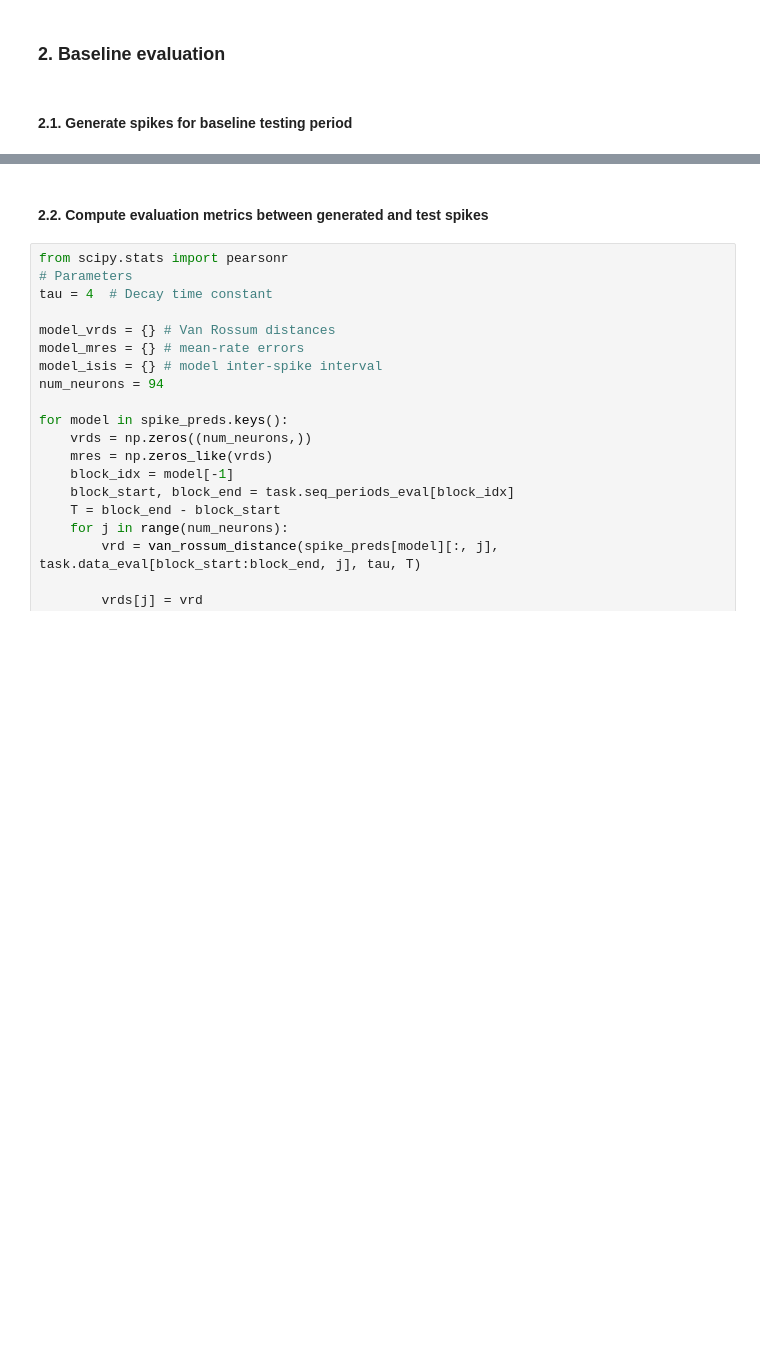
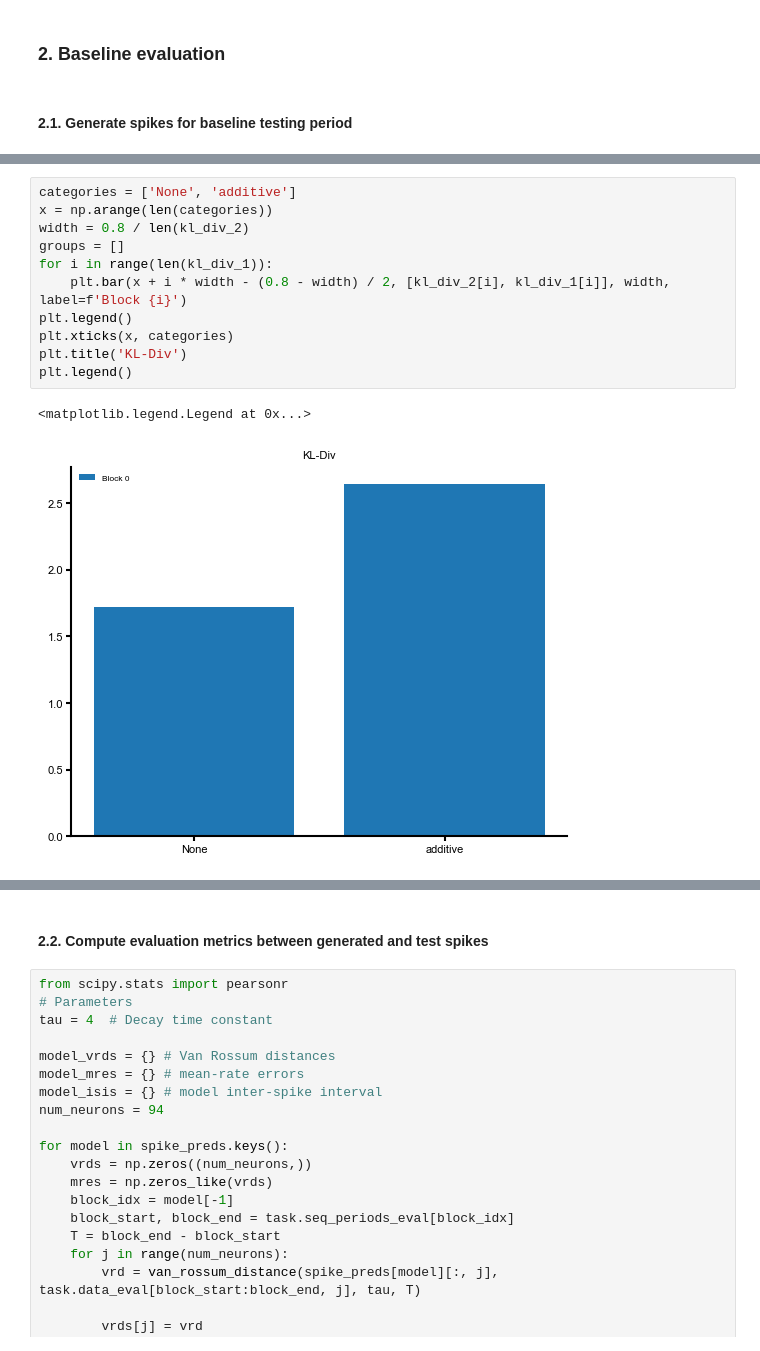
Before and after one commit to Matthijspals/mnm, a Jupyter notebook: train_scripts/recordings/compare_models.ipynb, the cells around one changed output, grey strips where cells are left out. Drawn from its saved outputs; the diff is of its cells as text; blank space fills up the shorter version.

```diff
--- a/train_scripts/recordings/compare_models.ipynb
+++ b/train_scripts/recordings/compare_models.ipynb
@@ -383,0 +420,14 @@ task.seq_periods_eval
+# %%
+categories = ['None', 'additive']
+x = np.arange(len(categories))
+width = 0.8 / len(kl_div_2)
+groups = []
+for i in range(len(kl_div_1)):
+    plt.bar(x + i * width - (0.8 - width) / 2, [kl_div_2[i], kl_div_1[i]], width, label=f'Block {i}')
+plt.legend()
+plt.xticks(x, categories)
+plt.title('KL-Div')
+plt.legend()
+# %% [output]
+<matplotlib.legend.Legend at 0x...>
+[figure, added]
```
Also changed, not shown: parts of 43 cells of this notebook.
